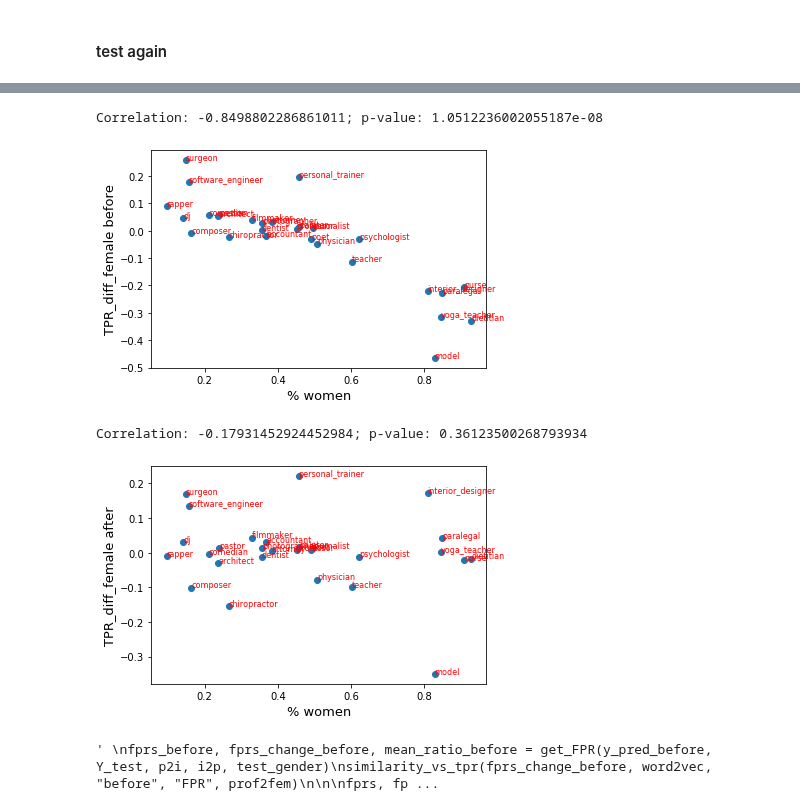
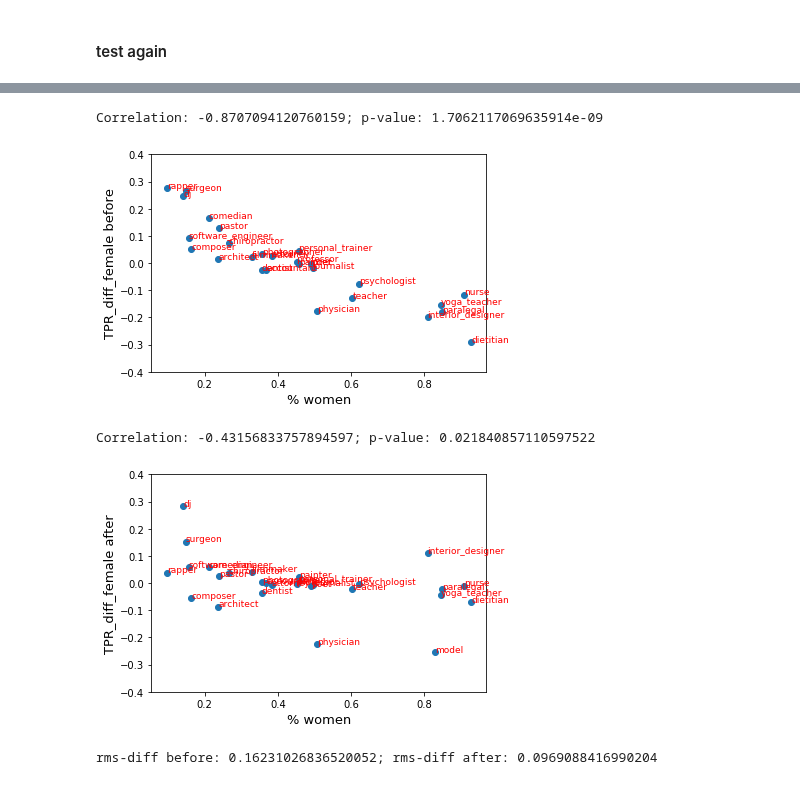
Before and after one commit to shauli-ravfogel/nullspace_projection, a Jupyter notebook: notebooks/biosbias2.ipynb, the cells around one changed output, grey strips where cells are left out. Saved outputs shown, nothing was run; the diff lists cells and outputs as text; code cells hidden in the pictures.

```diff
--- a/notebooks/biosbias2.ipynb
+++ b/notebooks/biosbias2.ipynb
@@ -253,5 +277,5 @@ len train: 255724; len dev: 39343; len test: 98356
 # %%
-X_test = (X_test-mean_x)/std_x
+#X_test = (X_test-mean_x)/std_x
 # %%
 d = load_dataset("../data/biasbios/BIOS.OLD.pkl")
 d2 = load_dataset("../data/biasbios/BIOS.pkl")
@@ -382,7 +417 @@ Iteration 11, Accuracy: 0.8194993412384717
 ... (88 outputs left out)
-# %%
-#clf.coefs_[0] =  clf.coefs_[0].dot(P)
-P = np.mean(list(prof2P.values()), axis = 0)
-P.shape
-
-P = P_all.copy()
@@ -409,0 +442,7 @@ LogisticRegression(C=1.0, class_weight=None, dual=False, fit_intercept=True,
+# %%
+
+clf = LogisticRegression(warm_start = True, penalty = 'l2',
+                         solver = "sag", multi_class = 'multinomial', fit_intercept = True,
+                         verbose = 10, max_iter = 3, n_jobs = 64, random_state = 0)
+
+clf.fit(X_train.dot(P), Y_train)
@@ -522,11 +569,20 @@ def similarity_vs_tpr(tprs, word2vec, title, measure, prof2fem):
     plt.ylabel("{}_diff_female {}".format(measure, title), fontsize = 13)
     for p in professions:
         x,y = prof2fem[p], tprs[p]
-        plt.annotate(p , (x,y), size = 8, color = "red")
-    plt.savefig("{}_vs_bias_{}".format(measure, title), dpi = 600)
+        plt.annotate(p , (x,y), size = 9, color = "red")
+
+    plt.ylim(-0.4,0.4)
+    #z = np.polyfit(sim_lst, tpr_lst, 1)
+    #p = np.poly1d(z)
+    #plt.plot(sim_lst,p(sim_lst),"b--")
+
+    plt.savefig("{}_vs_bias_{}_fasttext".format(measure, title), dpi = 600)
     print("Correlation: {}; p-value: {}".format(*pearsonr(sim_lst, tpr_lst)))
     plt.show()
 
+def rms_diff(tpr_diff):
+
+    return np.sqrt(np.mean(tpr_diff**2))
 
 def save_vecs_and_words(vecs, words):
     def to_string(arr):
@@ -542,34 +598,41 @@ def save_vecs_and_words(vecs, words):
             for w in words:
                 f.write(w + "\n")
 # %%
-y_pred_before = clf_original.predict(X_dev)
+
+
+y_pred_before = clf_original.predict(X_test)
 test_gender = [d["g"] for d in test]
 dev_gender = [d["g"] for d in dev]
+train_gender = [d["g"] for d in train]
 
-tprs_before, tprs_change_before, mean_ratio_before = get_TPR(y_pred_before, Y_dev, p2i, i2p, dev_gender)
+tprs_before, tprs_change_before, mean_ratio_before = get_TPR(y_pred_before, Y_test, p2i, i2p, test_gender)
 similarity_vs_tpr(tprs_change_before, word2vec, "before", "TPR", prof2fem)
 
 
 #y_pred_after = clf.predict(X_test.dot(P))
-y_pred_after = clf.predict(X_dev.dot(P))
-tprs, tprs_change_after, mean_ratio_after = get_TPR(y_pred_after, Y_dev, p2i, i2p, dev_gender)
+y_pred_after = clf.predict(X_test.dot(P))
+tprs, tprs_change_after, mean_ratio_after = get_TPR(y_pred_after, Y_test, p2i, i2p, test_gender)
 similarity_vs_tpr(tprs_change_after, word2vec, "after", "TPR", prof2fem)
 
 
 #print("TPR diff ratio before: {}; after: {}".format(mean_ratio_before, mean_ratio_after))
 """
 fprs_before, fprs_change_before, mean_ratio_before = get_FPR(y_pred_before, Y_test, p2i, i2p, test_gender)
 similarity_vs_tpr(fprs_change_before, word2vec, "before", "FPR", prof2fem)
 
 
 fprs, fprs_change_after, mean_ratio_after = get_FPR(y_pred_after, Y_test, p2i, i2p, test_gender)
 similarity_vs_tpr(fprs_change_after, word2vec, "after", "FPR", prof2fem)
 
 #print("TPR diff ratio before: {}; after: {}".format(mean_ratio_before, mean_ratio_after))
 """
+change_vals_before = np.array(list((tprs_change_before.values())))
+change_vals_after = np.array(list(tprs_change_after.values()))
+
+print("rms-diff before: {}; rms-diff after: {}".format(rms_diff(change_vals_before), rms_diff(change_vals_after)))
 # %% [output]
-Correlation: -0.8498802286861011; p-value: 1.0512236002055187e-08
+Correlation: -0.8707094120760159; p-value: 1.7062117069635914e-09
-[figure, old version]
+[figure, new version]
-Correlation: -0.17931452924452984; p-value: 0.36123500268793934
+Correlation: -0.43156833757894597; p-value: 0.021840857110597522
-[figure, old version]
+[figure, new version]
-' \nfprs_before, fprs_change_before, mean_ratio_before = get_FPR(y_pred_before, Y_test, p2i, i2p, test_gender)\nsimilarity_vs_tpr(fprs_change_before, word2vec, "before", "FPR", prof2fem)\n\n\nfprs, fp ...
+rms-diff before: 0.16231026836520052; rms-diff after: 0.0969088416990204
```
Also changed, not shown: parts of 27 cells of this notebook.
